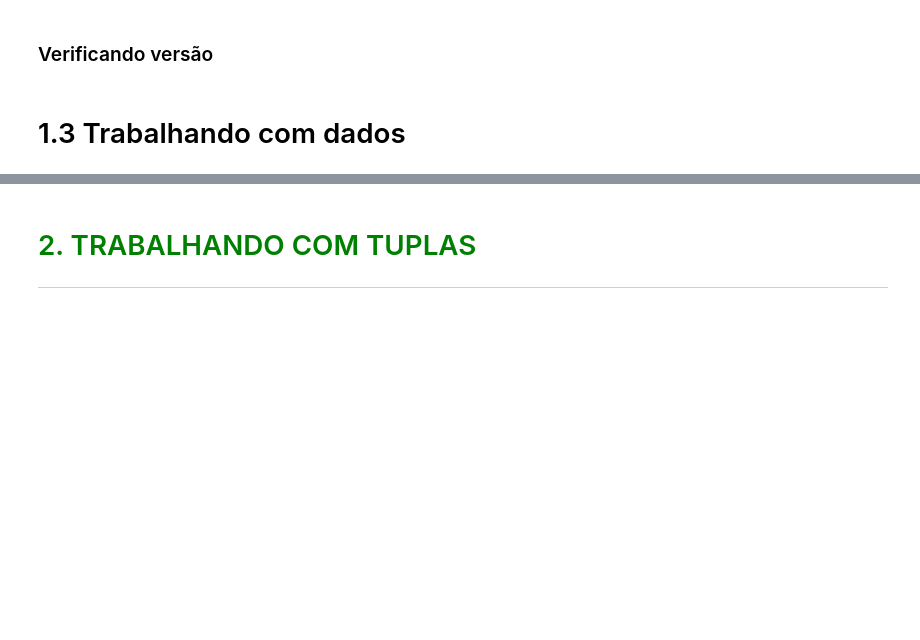
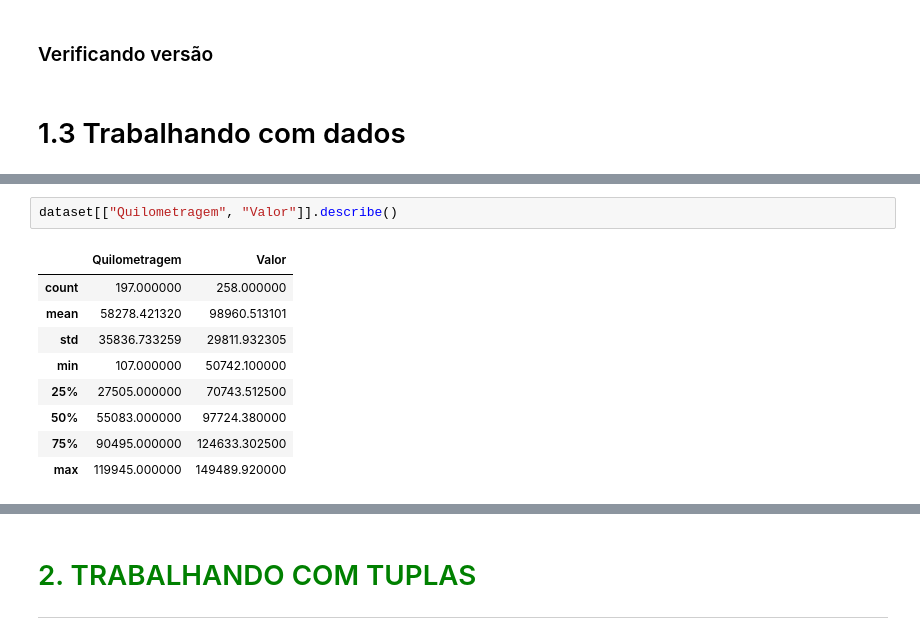
Before and after one commit to ramux2/AluraPythonDataScience, a Jupyter notebook: Pandas/Python_para_Data_Science_Pandas.ipynb, the cells around one changed output, grey strips where cells are left out. Cells and saved outputs as stored; diff of their text form; blank space fills up the shorter version.

```diff
--- a/Pandas/Python_para_Data_Science_Pandas.ipynb
+++ b/Pandas/Python_para_Data_Science_Pandas.ipynb
@@ -34,0 +61,12 @@ NameError: name 'pd' is not defined
+# %%
+dataset[["Quilometragem", "Valor"]].describe()
+# %% [output]
+|  | Quilometragem | Valor |
+| count | 197.000000 | 258.000000 |
+| mean | 58278.421320 | 98960.513101 |
+| std | 35836.733259 | 29811.932305 |
+| min | 107.000000 | 50742.100000 |
+| 25% | 27505.000000 | 70743.512500 |
+| 50% | 55083.000000 | 97724.380000 |
+| 75% | 90495.000000 | 124633.302500 |
+| max | 119945.000000 | 149489.920000 |
```
Also changed, not shown: parts of 14 cells of this notebook, 1 other file.
